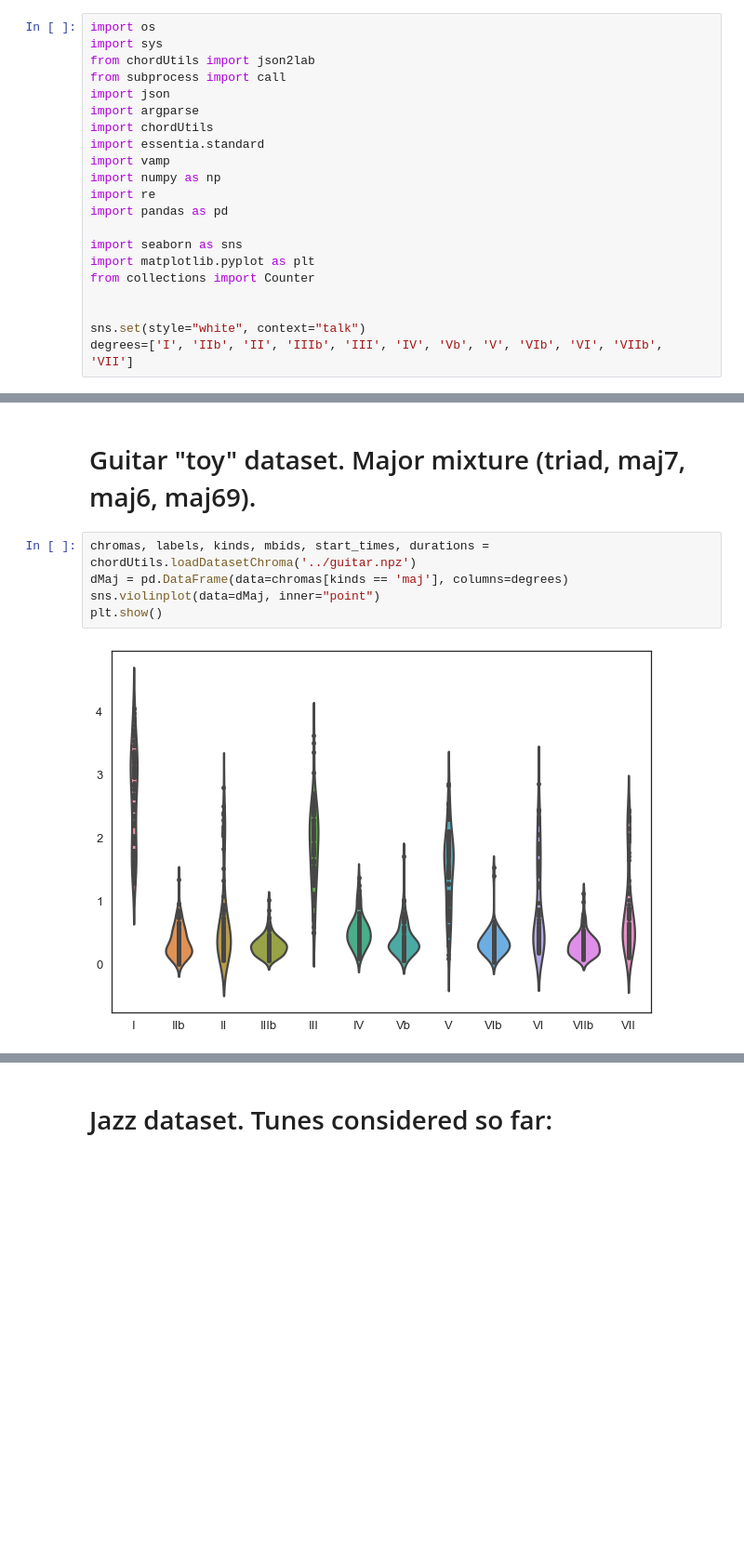
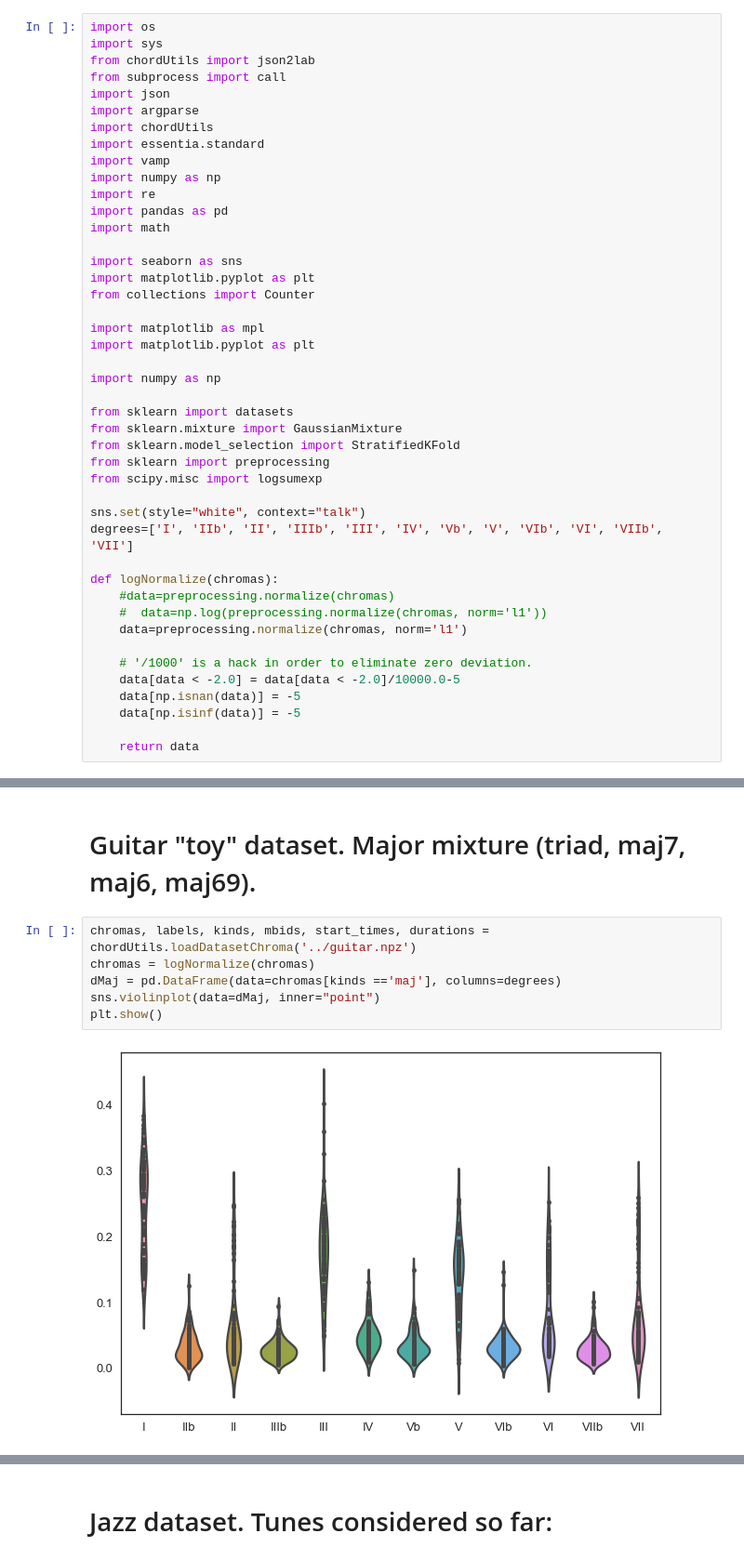
Before and after one commit to MTG/JAAH, a Jupyter notebook: utils/ChromaStatistics.ipynb, the cells around one changed output, grey strips where cells are left out. Shown at 93% size. Saved outputs shown, nothing was run; the diff lists cells and outputs as text; blank space fills up the shorter version.

```diff
--- a/utils/ChromaStatistics.ipynb
+++ b/utils/ChromaStatistics.ipynb
@@ -11,11 +11,34 @@ import vamp
 import numpy as np
 import re
 import pandas as pd
+import math
 
 import seaborn as sns
 import matplotlib.pyplot as plt
 from collections import Counter
 
+import matplotlib as mpl
+import matplotlib.pyplot as plt
+
+import numpy as np
+
+from sklearn import datasets
+from sklearn.mixture import GaussianMixture
+from sklearn.model_selection import StratifiedKFold
+from sklearn import preprocessing
+from scipy.misc import logsumexp
 
 sns.set(style="white", context="talk")
 degrees=['I', 'IIb', 'II', 'IIIb', 'III', 'IV', 'Vb', 'V', 'VIb', 'VI', 'VIIb', 'VII']
+
+def logNormalize(chromas):
+    #data=preprocessing.normalize(chromas)
+    #  data=np.log(preprocessing.normalize(chromas, norm='l1'))
+    data=preprocessing.normalize(chromas, norm='l1')
+
+    # '/1000' is a hack in order to eliminate zero deviation.
+    data[data < -2.0] = data[data < -2.0]/10000.0-5
+    data[np.isnan(data)] = -5
+    data[np.isinf(data)] = -5
+
+    return data
@@ -32,11 +79,12 @@ plt.show()
 # Guitar "toy" dataset. Major mixture (triad, maj7, maj6, maj69).
 # %%
 chromas, labels, kinds, mbids, start_times, durations = chordUtils.loadDatasetChroma('../guitar.npz')
-dMaj = pd.DataFrame(data=chromas[kinds == 'maj'], columns=degrees)
+chromas = logNormalize(chromas)
+dMaj = pd.DataFrame(data=chromas[kinds =='maj'], columns=degrees)
 sns.violinplot(data=dMaj, inner="point")
 plt.show()
 # %% [output]
-[figure, old version]
+[figure, new version]
 # %%
 sns.kdeplot(dMaj['VI'], dMaj['VII'], n_levels=30)
 plt.show()
```
Also changed, not shown: parts of 43 cells of this notebook, 7 other files.
